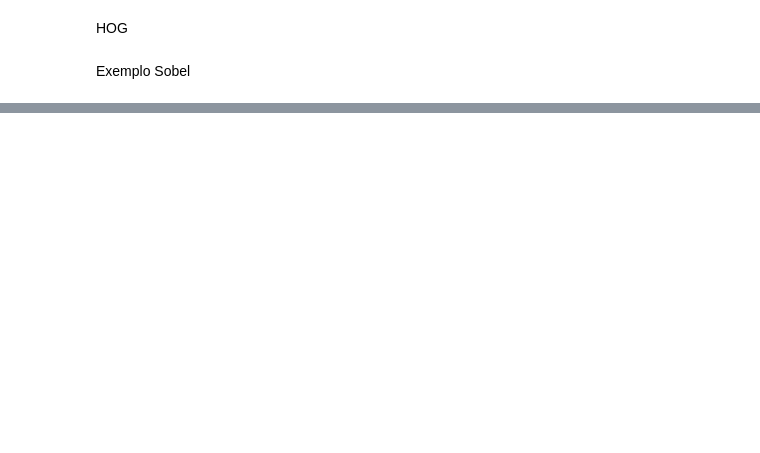
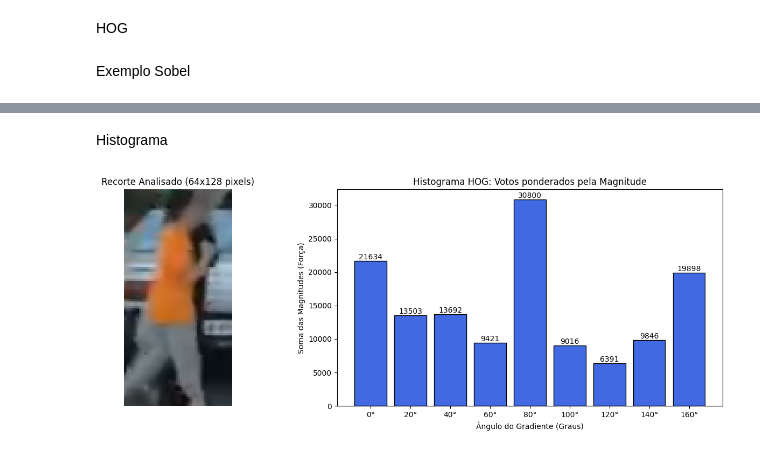
Before and after one commit to joaobaronii/reconhecimento-pedestres, a Jupyter notebook: HOG.ipynb, the cells around one changed output, grey strips where cells are left out. Cells and saved outputs as stored; diff of their text form; code cells hidden in the pictures; blank space fills up the shorter version.

Commit message:
histograma

```diff
--- a/HOG.ipynb
+++ b/HOG.ipynb
@@ -105,0 +106,56 @@ plt.show()
+# %% [markdown]
+Histograma
+# %%
+import cv2
+import numpy as np
+import matplotlib.pyplot as plt
+
+frame = cv2.imread('frame_hist.png')
+
+if frame is None:
+    print("Erro: Imagem não encontrada.")
+else:
+    y1, y2 = 56, 184
+    x1, x2 = 168, 232
+
+    janela = frame[y1:y2, x1:x2]
+
+    if janela.size == 0:
+         print("Erro nas coordenadas! O recorte ficou vazio. Verifique os valores de x1, x2, y1, y2.")
+    else:
+        janela_gray = cv2.cvtColor(janela, cv2.COLOR_BGR2GRAY)
+
+        gx = cv2.Sobel(janela_gray, cv2.CV_32F, 1, 0, ksize=1)
+        gy = cv2.Sobel(janela_gray, cv2.CV_32F, 0, 1, ksize=1)
+
+        magnitude, angulo = cv2.cartToPolar(gx, gy, angleInDegrees=True)
+
+        angulo = angulo % 180
+
+        bins_limites = [0, 20, 40, 60, 80, 100, 120, 140, 160, 180]
+
+        histograma, _ = np.histogram(angulo, bins=bins_limites, weights=magnitude)
+
+        fig, (ax1, ax2) = plt.subplots(1, 2, figsize=(14, 5))
+
+        janela_rgb = cv2.cvtColor(janela, cv2.COLOR_BGR2RGB)
+        ax1.imshow(janela_rgb)
+        ax1.set_title(f"Recorte Analisado ({x2-x1}x{y2-y1} pixels)")
+        ax1.axis('off')
+
+        nomes_bins = ['0°', '20°', '40°', '60°', '80°', '100°', '120°', '140°', '160°']
+
+        barras = ax2.bar(nomes_bins, histograma, color='royalblue', edgecolor='black')
+        ax2.set_title("Histograma HOG: Votos ponderados pela Magnitude")
+        ax2.set_xlabel("Ângulo do Gradiente (Graus)")
+        ax2.set_ylabel("Soma das Magnitudes (Força)")
+
+        for barra in barras:
+            altura = barra.get_height()
+            ax2.text(barra.get_x() + barra.get_width()/2., altura,
+                     f'{int(altura)}', ha='center', va='bottom', fontsize=10)
+
+        plt.tight_layout()
+        plt.show()
+# %% [output]
+[figure, added]
```
Also changed, not shown: parts of 1 cell of this notebook, 1 other file.
